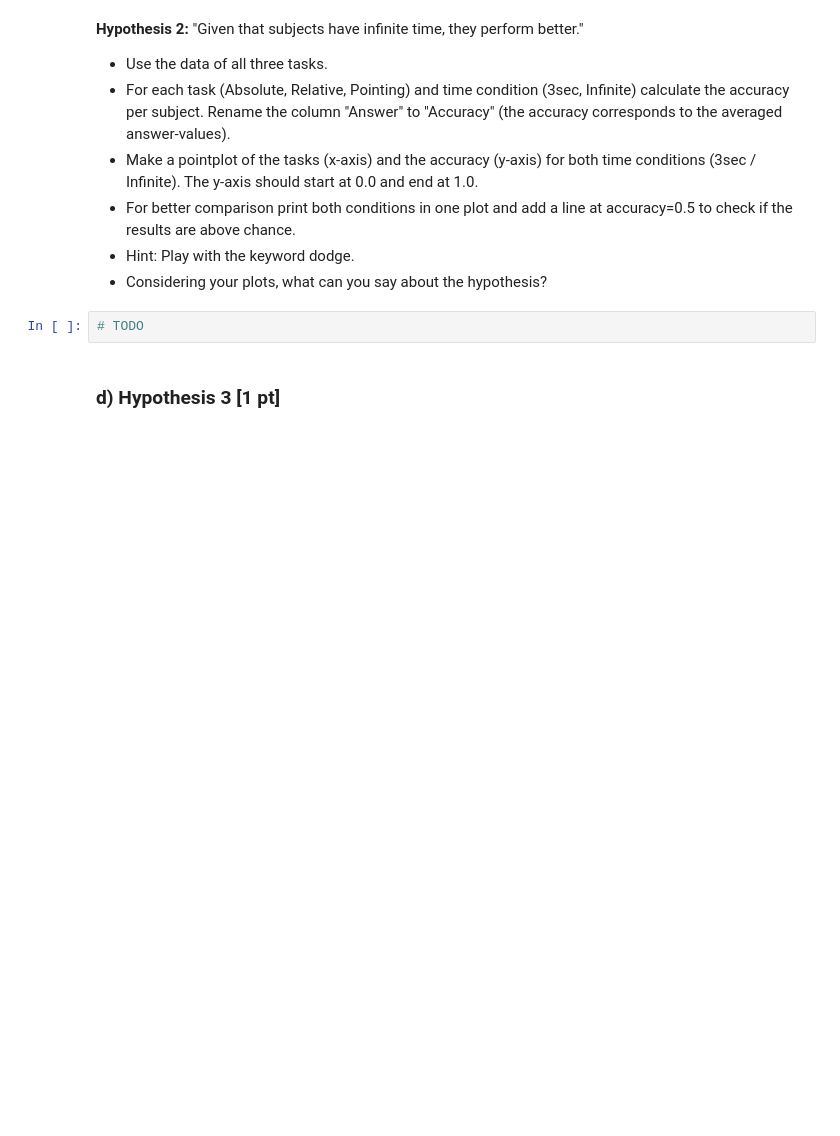
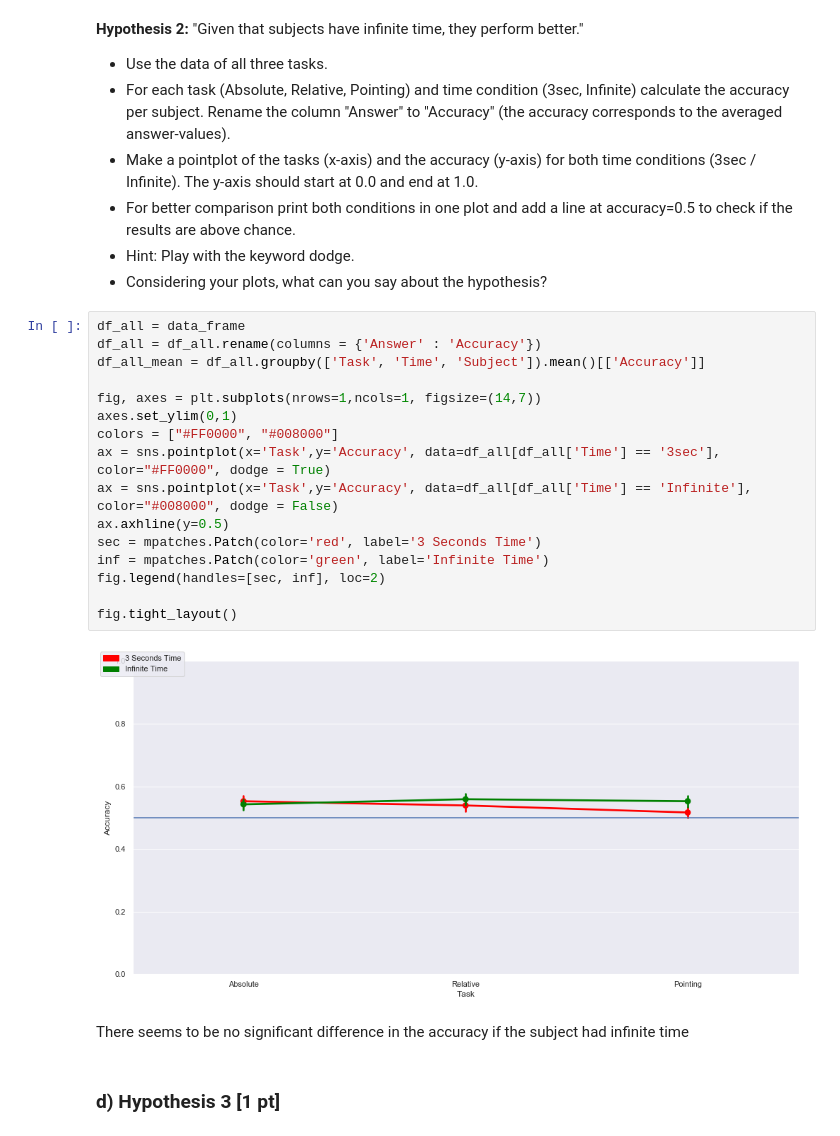
Before and after one commit to NBP-ACC/week-5-acc_6, a Jupyter notebook: sheet03.ipynb, the cells around one changed output. Cells and saved outputs as stored; diff of their text form; blank space fills up the shorter version.

```diff
--- a/sheet03.ipynb
+++ b/sheet03.ipynb
@@ -173,8 +192,26 @@ fig.tight_layout()
 - For better comparison print both conditions in one plot and add a line at accuracy=0.5 to check if the results are above chance.
 - Hint: Play with the keyword dodge.
 - Considering your plots, what can you say about the hypothesis?
-# %%
-# TODO
+# %%
+df_all = data_frame
+df_all = df_all.rename(columns = {'Answer' : 'Accuracy'})
+df_all_mean = df_all.groupby(['Task', 'Time', 'Subject']).mean()[['Accuracy']]
+
+fig, axes = plt.subplots(nrows=1,ncols=1, figsize=(14,7))
+axes.set_ylim(0,1)
+colors = ["#FF0000", "#008000"]
+ax = sns.pointplot(x='Task',y='Accuracy', data=df_all[df_all['Time'] == '3sec'], color="#FF0000", dodge = True)
+ax = sns.pointplot(x='Task',y='Accuracy', data=df_all[df_all['Time'] == 'Infinite'], color="#008000", dodge = False)
+ax.axhline(y=0.5)
+sec = mpatches.Patch(color='red', label='3 Seconds Time')
+inf = mpatches.Patch(color='green', label='Infinite Time')
+fig.legend(handles=[sec, inf], loc=2)
+
+fig.tight_layout()
+# %% [output]
+[figure, added]
+# %% [markdown]
+There seems to be no significant difference in the accuracy if the subject had infinite time
 # %% [markdown]
 ### d) Hypothesis 3 [1 pt]
 # %% [markdown]
```
Also changed, not shown: parts of 13 cells of this notebook.
